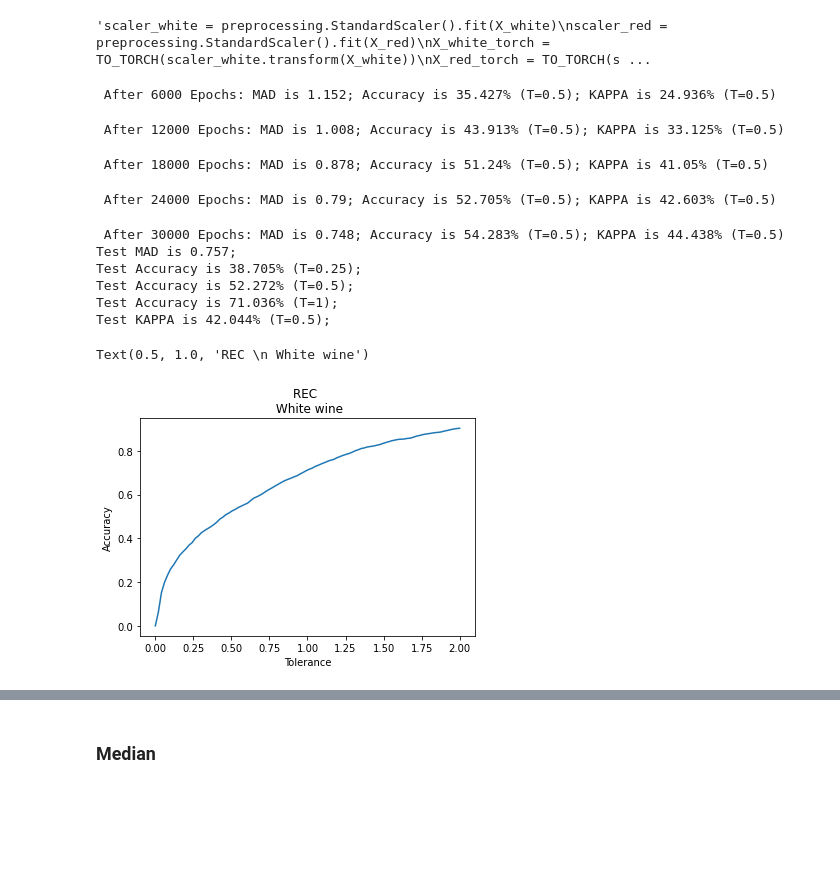
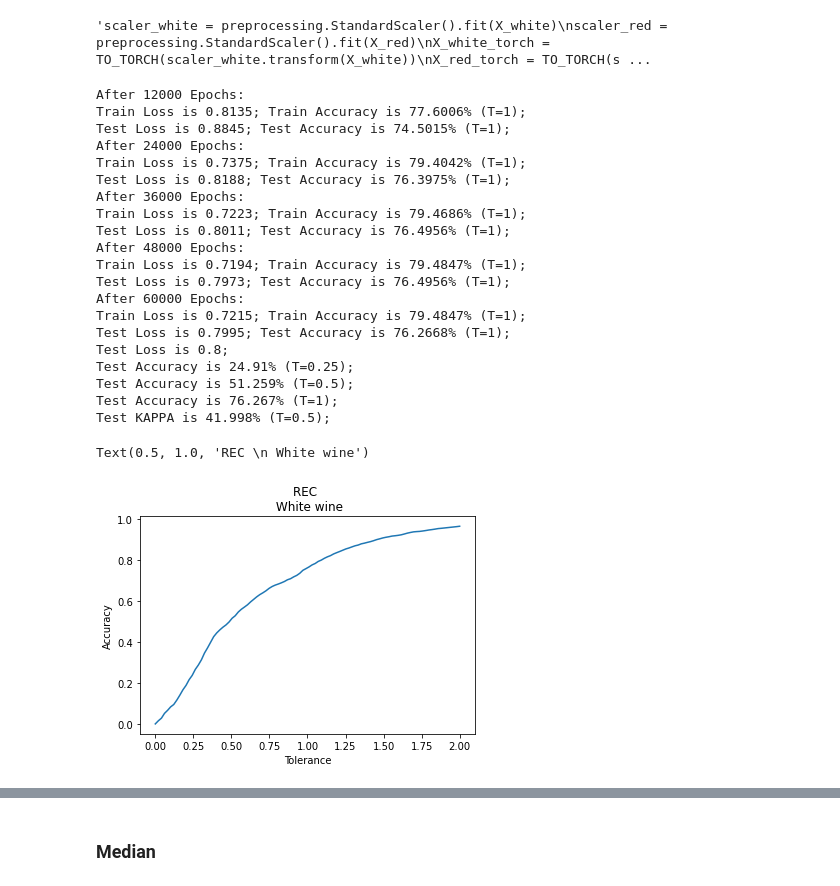
Before and after one commit to JMGilbert/STAT4241-Final-Project, a Jupyter notebook: 5241NN.ipynb, the cells around one changed output, grey strips where cells are left out. Saved outputs shown, nothing was run; the diff lists cells and outputs as text; code cells hidden in the pictures; blank space fills up the shorter version.

```diff
--- a/5241NN.ipynb
+++ b/5241NN.ipynb
@@ -283,0 +302,5 @@ def TEST_NN(MODEL,TEST_X,TEST_Y,T_list=[0.25,0.5,1]):
+# %%
+result_white=TRAIN_NN(X_TRAIN_white,Y_TRAIN_white,X_TEST_white,Y_TEST_white,[8],OPT="ADAM",LR=1e-3,DROP_PR=0.8,BN=True,STEP_SIZE=10000,DECAY=0.5,EPOCH=60000,seed=233)
+MODEL_NN_white=result_white["MODEL"]
+LOSS_white=result_white["LOSS_TRAIN"]
+LOSS_validation_white=result_white["LOSS_VALIDATION"]
@@ -283,0 +337,9 @@ def TEST_NN(MODEL,TEST_X,TEST_Y,T_list=[0.25,0.5,1]):
+# %%
+T_list=[0.25,0.5,1]
+Result_TEST_white=TEST_NN(MODEL_NN_white,X_TEST_white,Y_TEST_white,T_list)
+print("Test Loss is {};".format(round(Result_TEST_white["L2"],3)))
+for i,T in enumerate(T_list):
+    acc=Result_TEST_white["accuracy_list"][i]
+    print("Test Accuracy is {}% (T={});".format(round(acc*100,3),T))
+test_kappa=Result_TEST_white["kappa"]
+print("Test KAPPA is {}% (T=0.5);".format(round(test_kappa*100,3)))
@@ -284,5 +354,8 @@ def TEST_NN(MODEL,TEST_X,TEST_Y,T_list=[0.25,0.5,1]):
 # %%
-result_white=TRAIN_NN(X_TRAIN_white,Y_TRAIN_white,[11],LR=1e-1/2,BN=False,STEP_SIZE=200000,DECAY=1,EPOCH=30000)
+result_white=TRAIN_NN(X_TRAIN_white,Y_TRAIN_white,X_TEST_white,Y_TEST_white,[9],OPT="SGD",LR=1e-1/2,DROP_PR=0.0,BN=False,STEP_SIZE=10000,DECAY=0.5,EPOCH=60000,seed=233)
 MODEL_NN_white=result_white["MODEL"]
-LOSS_white=result_white["LOSS_ARR"]
+LOSS_white=result_white["LOSS_TRAIN"]
+LOSS_validation_white=result_white["LOSS_VALIDATION"]
+ACCURACY_WHITE_TRAIN=result_white["ACCURACY_TRAIN"]
+ACCURACY_WHITE_VALIDATION=result_white["ACCURACY_VALIDATION"]
 # %% [output]
@@ -352,0 +443,7 @@ Text(0.5, 1.0, 'Final Loss = 0.4507947266101837')
+# %%
+result_red=TRAIN_NN(X_TRAIN_red,Y_TRAIN_red,X_TEST_red,Y_TEST_red,[9],LR=1e-1/2,OPT="SGD",DROP_PR=0.0,BN=False,STEP_SIZE=30000,DECAY=0.5,EPOCH=100000,seed=233)
+MODEL_NN_red=result_red["MODEL"]
+LOSS_red=result_red["LOSS_TRAIN"]
+LOSS_validation_red=result_red["LOSS_VALIDATION"]
+ACCURACY_RED_TRAIN=result_red["ACCURACY_TRAIN"]
+ACCURACY_RED_VALIDATION=result_red["ACCURACY_VALIDATION"]
@@ -637,35 +861,48 @@ Y_red_torch = TO_TORCH(Y_red)"""
 # %% [output]
 'scaler_white = preprocessing.StandardScaler().fit(X_white)\nscaler_red = preprocessing.StandardScaler().fit(X_red)\nX_white_torch = TO_TORCH(scaler_white.transform(X_white))\nX_red_torch = TO_TORCH(s ...
 # %%
-result_white=TRAIN_NN(X_TRAIN_white,Y_TRAIN_white,[11],EPOCH=30000)
+result_white=TRAIN_NN(X_TRAIN_white,Y_TRAIN_white,X_TEST_white,Y_TEST_white,[9],LR=1e-1/2,BN=False,STEP_SIZE=100000,DECAY=0.5,EPOCH=60000)
 MODEL_NN_white=result_white["MODEL"]
-LOSS_white=result_white["LOSS_ARR"]
+LOSS_white=result_white["LOSS_TRAIN"]
+LOSS_validation_white=result_white["LOSS_VALIDATION"]
+ACCURACY_WHITE_TRAIN=result_white["ACCURACY_TRAIN"]
+ACCURACY_WHITE_VALIDATION=result_white["ACCURACY_VALIDATION"]
 
 T_list=[0.25,0.5,1]
 Result_TEST_white=TEST_NN(MODEL_NN_white,X_TEST_white,Y_TEST_white,T_list)
-print("Test MAD is {};".format(round(Result_TEST_white["MAD"],3)))
+print("Test Loss is {};".format(round(Result_TEST_white["L2"],3)))
 for i,T in enumerate(T_list):
     acc=Result_TEST_white["accuracy_list"][i]
     print("Test Accuracy is {}% (T={});".format(round(acc*100,3),T))
 test_kappa=Result_TEST_white["kappa"]
 print("Test KAPPA is {}% (T=0.5);".format(round(test_kappa*100,3)))
 
 T_list_REC=np.linspace(0,2,100)
 ACCURACY_list_REC_white=TEST_NN(MODEL_NN_white,X_TEST_white,Y_TEST_white,T_list_REC)["accuracy_list"]
 plt.plot(T_list_REC,ACCURACY_list_REC_white)
 plt.xlabel("Tolerance")
 plt.ylabel("Accuracy")
 plt.title("REC \n White wine")
 # %% [output]
- After 6000 Epochs: MAD is 1.152; Accuracy is 35.427% (T=0.5); KAPPA is 24.936% (T=0.5)
+After 12000 Epochs:
+Train Loss is 0.8135; Train Accuracy is 77.6006% (T=1);
+Test Loss is 0.8845; Test Accuracy is 74.5015% (T=1);
+After 24000 Epochs:
+Train Loss is 0.7375; Train Accuracy is 79.4042% (T=1);
+Test Loss is 0.8188; Test Accuracy is 76.3975% (T=1);
+After 36000 Epochs:
+Train Loss is 0.7223; Train Accuracy is 79.4686% (T=1);
+Test Loss is 0.8011; Test Accuracy is 76.4956% (T=1);
+After 48000 Epochs:
+Train Loss is 0.7194; Train Accuracy is 79.4847% (T=1);
+Test Loss is 0.7973; Test Accuracy is 76.4956% (T=1);
+After 60000 Epochs:
+Train Loss is 0.7215; Train Accuracy is 79.4847% (T=1);
+Test Loss is 0.7995; Test Accuracy is 76.2668% (T=1);
+Test Loss is 0.8;
+Test Accuracy is 24.91% (T=0.25);
+Test Accuracy is 51.259% (T=0.5);
+Test Accuracy is 76.267% (T=1);
+Test KAPPA is 41.998% (T=0.5);
- After 12000 Epochs: MAD is 1.008; Accuracy is 43.913% (T=0.5); KAPPA is 33.125% (T=0.5)
+Text(0.5, 1.0, 'REC \n White wine')
- After 18000 Epochs: MAD is 0.878; Accuracy is 51.24% (T=0.5); KAPPA is 41.05% (T=0.5)
- After 24000 Epochs: MAD is 0.79; Accuracy is 52.705% (T=0.5); KAPPA is 42.603% (T=0.5)
- After 30000 Epochs: MAD is 0.748; Accuracy is 54.283% (T=0.5); KAPPA is 44.438% (T=0.5)
-Test MAD is 0.757;
-Test Accuracy is 38.705% (T=0.25);
-Test Accuracy is 52.272% (T=0.5);
-Test Accuracy is 71.036% (T=1);
-Test KAPPA is 42.044% (T=0.5);
-Text(0.5, 1.0, 'REC \n White wine')
-[figure, old version]
+[figure, new version]
```
Also changed, not shown: parts of 64 cells of this notebook.
